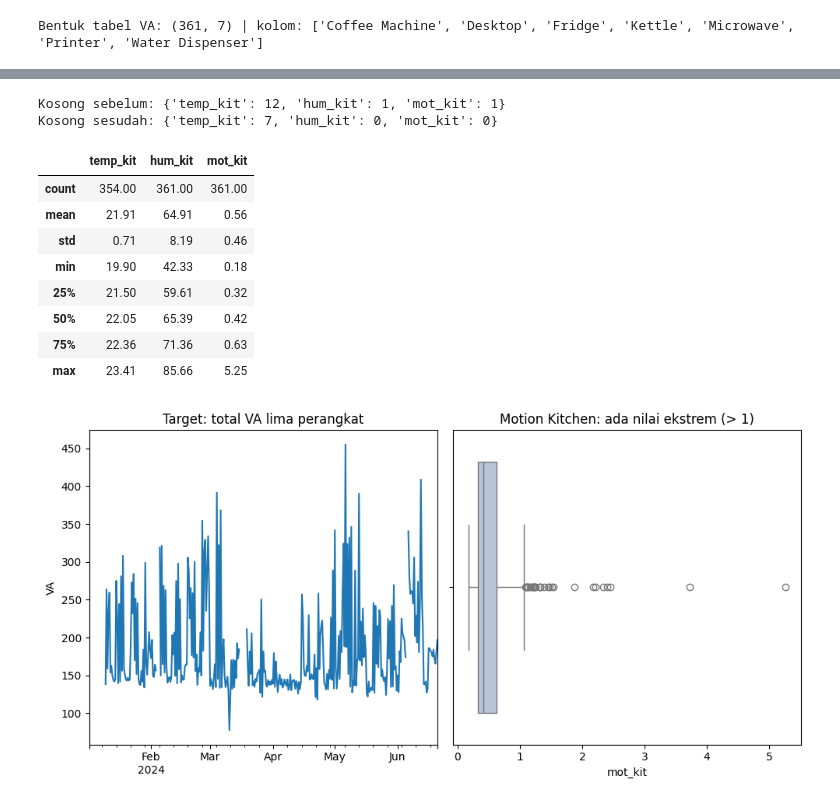
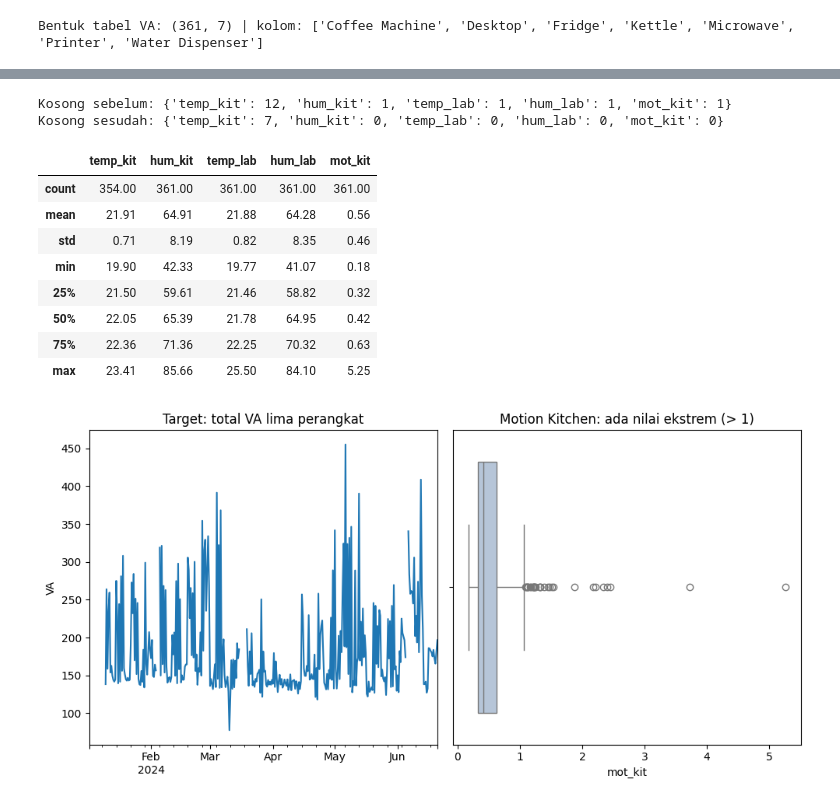
Before and after one commit to axelkrnwn/tes, a Jupyter notebook: code.ipynb, the cells around one changed output, grey strips where cells are left out. Saved outputs shown, nothing was run; the diff lists cells and outputs as text; code cells hidden in the pictures.

```diff
--- a/code.ipynb
+++ b/code.ipynb
@@ -153,25 +153,27 @@ Target y (total VA): 332 bin valid dari 361
 # %%
 env_raw = pd.DataFrame({
     "temp_kit": TEMP["Kitchen"],
     "hum_kit": HUM["Kitchen"],
+    "temp_lab": TEMP["Lab"],
+    "hum_lab": HUM["Lab"],
     "mot_kit": MOTION["Kitchen"],
 })
 print("Kosong sebelum:", env_raw.isna().sum().to_dict())
 env = env_raw.interpolate(method="linear", limit=MAX_GAP, limit_area="inside")
 print("Kosong sesudah:", env.isna().sum().to_dict())
 display(env.describe().round(2))
 # %% [output]
-Kosong sebelum: {'temp_kit': 12, 'hum_kit': 1, 'mot_kit': 1}
-Kosong sesudah: {'temp_kit': 7, 'hum_kit': 0, 'mot_kit': 0}
+Kosong sebelum: {'temp_kit': 12, 'hum_kit': 1, 'temp_lab': 1, 'hum_lab': 1, 'mot_kit': 1}
+Kosong sesudah: {'temp_kit': 7, 'hum_kit': 0, 'temp_lab': 0, 'hum_lab': 0, 'mot_kit': 0}
-|  | temp_kit | hum_kit | mot_kit |
-| count | 354.00 | 361.00 | 361.00 |
-| mean | 21.91 | 64.91 | 0.56 |
-| std | 0.71 | 8.19 | 0.46 |
-| min | 19.90 | 42.33 | 0.18 |
-| 25% | 21.50 | 59.61 | 0.32 |
-| 50% | 22.05 | 65.39 | 0.42 |
-| 75% | 22.36 | 71.36 | 0.63 |
-| max | 23.41 | 85.66 | 5.25 |
+|  | temp_kit | hum_kit | temp_lab | hum_lab | mot_kit |
+| count | 354.00 | 361.00 | 361.00 | 361.00 | 361.00 |
+| mean | 21.91 | 64.91 | 21.88 | 64.28 | 0.56 |
+| std | 0.71 | 8.19 | 0.82 | 8.35 | 0.46 |
+| min | 19.90 | 42.33 | 19.77 | 41.07 | 0.18 |
+| 25% | 21.50 | 59.61 | 21.46 | 58.82 | 0.32 |
+| 50% | 22.05 | 65.39 | 21.78 | 64.95 | 0.42 |
+| 75% | 22.36 | 71.36 | 22.25 | 70.32 | 0.63 |
+| max | 23.41 | 85.66 | 25.50 | 84.10 | 5.25 |
 # %%
 def iqr_outliers(s):
     q1, q3 = s.quantile([.25, .75])
```
Also changed, not shown: parts of 6 cells of this notebook.
